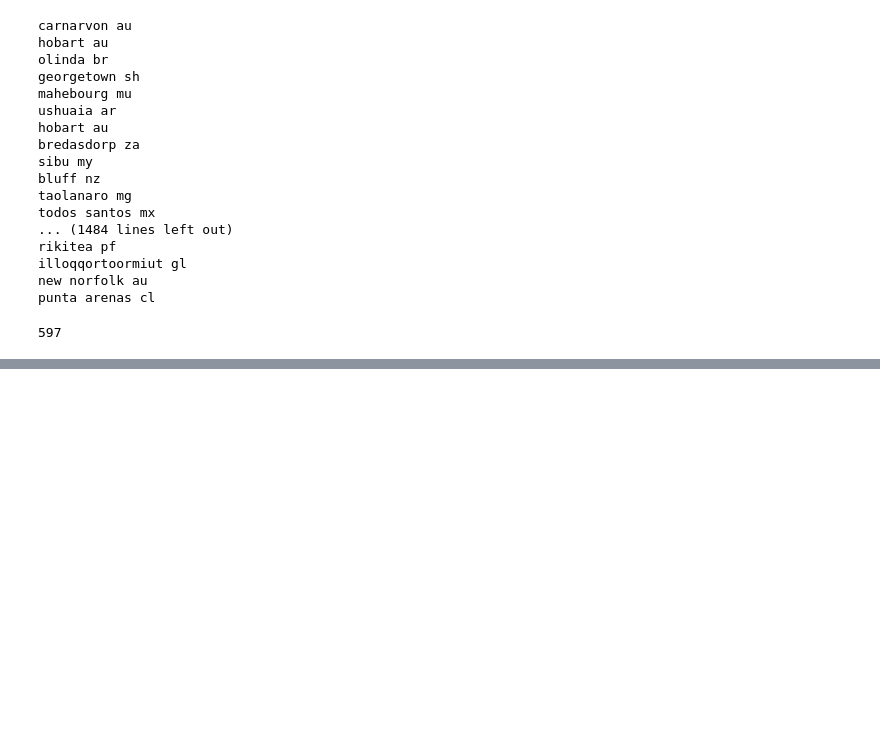
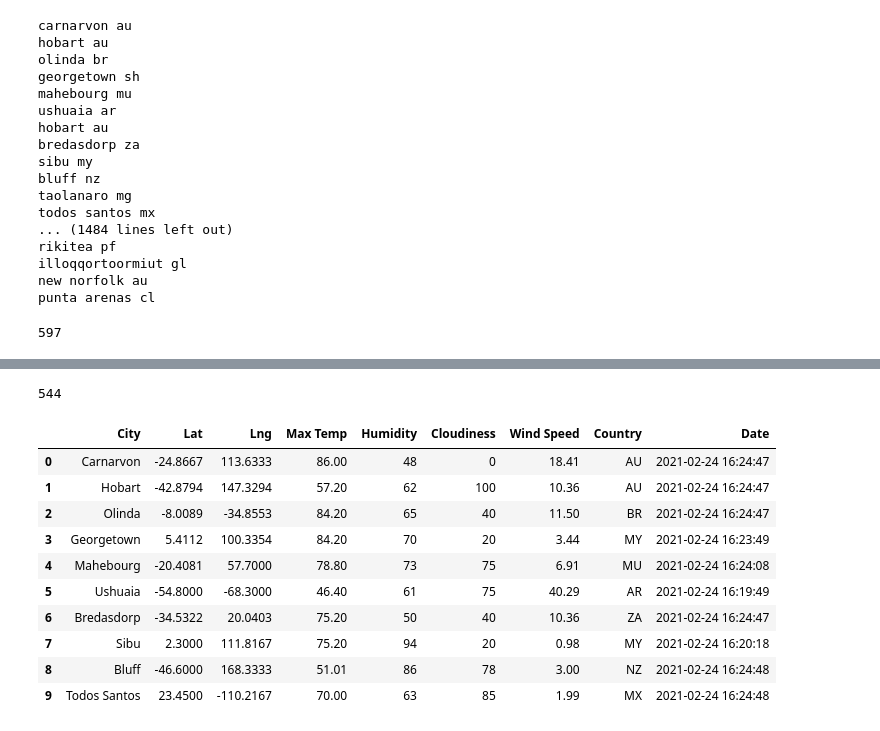
Before and after one commit to jbenasuli/World_Weather_Analysis, a Jupyter notebook: WeatherPy.ipynb, the cells around one changed output, grey strips where cells are left out. Drawn from its saved outputs; the diff is of its cells as text; code cells hidden in the pictures; blank space fills up the shorter version.

```diff
--- a/WeatherPy.ipynb
+++ b/WeatherPy.ipynb
@@ -143,0 +241,20 @@ len(cities)
+# %%
+len(city_data)
+# %% [output]
+544
+# %%
+# Convert the array of dictionaries to a Pandas DataFrame.
+city_data_df = pd.DataFrame(city_data)
+city_data_df.head(10)
+# %% [output]
+|  | City | Lat | Lng | Max Temp | Humidity | Cloudiness | Wind Speed | Country | Date |
+| 0 | Carnarvon | -24.8667 | 113.6333 | 86.00 | 48 | 0 | 18.41 | AU | 2021-02-24 16:24:47 |
+| 1 | Hobart | -42.8794 | 147.3294 | 57.20 | 62 | 100 | 10.36 | AU | 2021-02-24 16:24:47 |
+| 2 | Olinda | -8.0089 | -34.8553 | 84.20 | 65 | 40 | 11.50 | BR | 2021-02-24 16:24:47 |
+| 3 | Georgetown | 5.4112 | 100.3354 | 84.20 | 70 | 20 | 3.44 | MY | 2021-02-24 16:23:49 |
+| 4 | Mahebourg | -20.4081 | 57.7000 | 78.80 | 73 | 75 | 6.91 | MU | 2021-02-24 16:24:08 |
+| 5 | Ushuaia | -54.8000 | -68.3000 | 46.40 | 61 | 75 | 40.29 | AR | 2021-02-24 16:19:49 |
+| 6 | Bredasdorp | -34.5322 | 20.0403 | 75.20 | 50 | 40 | 10.36 | ZA | 2021-02-24 16:24:47 |
+| 7 | Sibu | 2.3000 | 111.8167 | 75.20 | 94 | 20 | 0.98 | MY | 2021-02-24 16:20:18 |
+| 8 | Bluff | -46.6000 | 168.3333 | 51.01 | 86 | 78 | 3.00 | NZ | 2021-02-24 16:24:48 |
+| 9 | Todos Santos | 23.4500 | -110.2167 | 70.00 | 63 | 85 | 1.99 | MX | 2021-02-24 16:24:48 |
```
Also changed, not shown: parts of 9 cells of this notebook.
